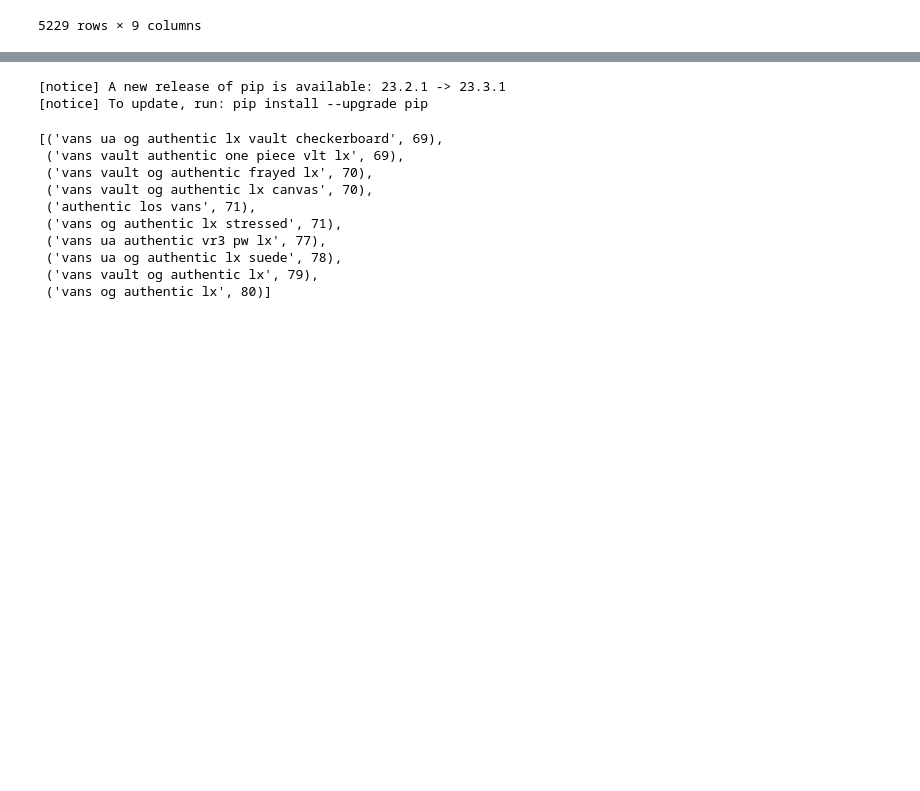
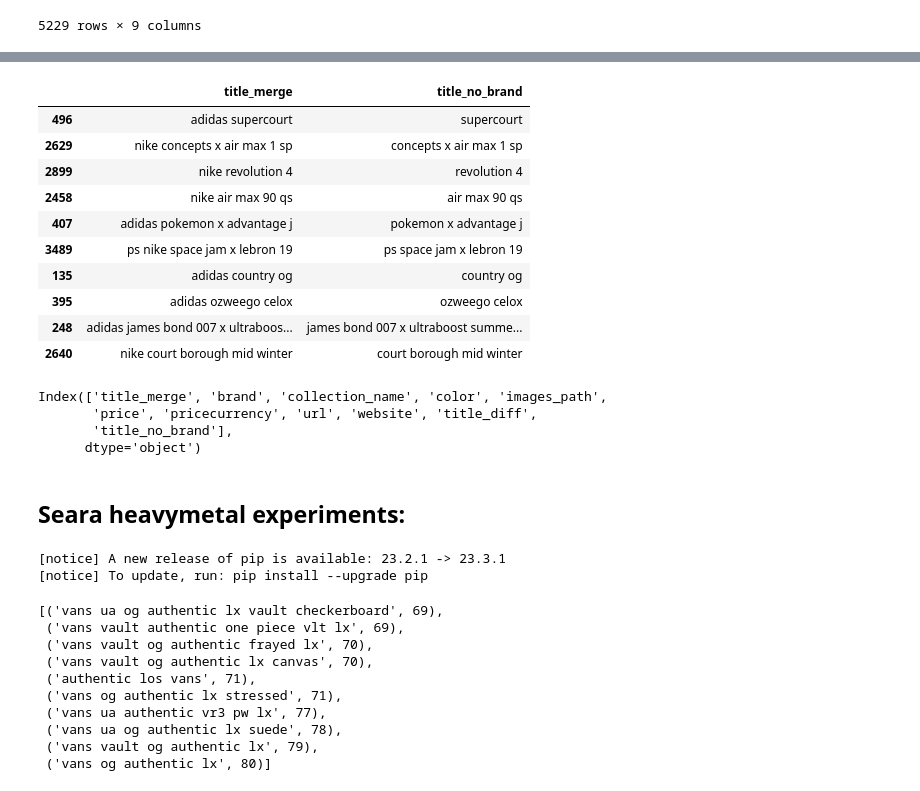
Before and after one commit to miem-refugees/sneakers-ml, a Jupyter notebook: notebooks/merger/merger.ipynb, the cells around one changed output, grey strips where cells are left out. Saved outputs shown, nothing was run; the diff lists cells and outputs as text; code cells hidden in the pictures; blank space fills up the shorter version.

Commit message:
Data with no brand in title

```diff
--- a/notebooks/merger/merger.ipynb
+++ b/notebooks/merger/merger.ipynb
@@ -124,0 +116,8 @@ KeyError: 'title'
+# %%
+import re
+
+# delete any brand from title:
+all_brands = set(merged_datasets["brand"].unique())
+all_brands = [re.escape(brand) for stripped_brand in all_brands for brand in stripped_brand.split(" ")]
+all_brands = "|".join(all_brands)
+all_brands
@@ -124,0 +126,6 @@ KeyError: 'title'
+# %%
+# delete any brand name from title:
+test["title_no_brand"] = test["title_merge"].str.replace(all_brands, "", regex=True)
+# diff between title and title without brand
+test["title_diff"] = test["title_merge"].str.len() - test["title_no_brand"].str.len()
+test["title_diff"].value_counts()
@@ -124,0 +147,23 @@ KeyError: 'title'
+# %%
+# sample of changed titles:
+test[test["title_no_brand"] != test['title_merge']].sample(10)[["title_merge", 'title_no_brand']]
+# %% [output]
+|  | title_merge | title_no_brand |
+| 496 | adidas supercourt | supercourt |
+| 2629 | nike concepts x air max 1 sp | concepts x air max 1 sp |
+| 2899 | nike revolution 4 | revolution 4 |
+| 2458 | nike air max 90 qs | air max 90 qs |
+| 407 | adidas pokemon x advantage j | pokemon x advantage j |
+| 3489 | ps nike space jam x lebron 19 | ps space jam x lebron 19 |
+| 135 | adidas country og | country og |
+| 395 | adidas ozweego celox | ozweego celox |
+| 248 | adidas james bond 007 x ultraboos... | james bond 007 x ultraboost summe... |
+| 2640 | nike court borough mid winter | court borough mid winter |
+# %%
+# cleanup
+test.columns
+# %% [output]
+Index(['title_merge', 'brand', 'collection_name', 'color', 'images_path',
+       'price', 'pricecurrency', 'url', 'website', 'title_diff',
+       'title_no_brand'],
+      dtype='object')
@@ -125,3 +176,5 @@ KeyError: 'title'
+# %% [markdown]
+## Seara heavymetal experiments:
 # %%
 !pip install thefuzz -q
 # %% [output]
```
Also changed, not shown: parts of 10 cells of this notebook, 1 other file.
